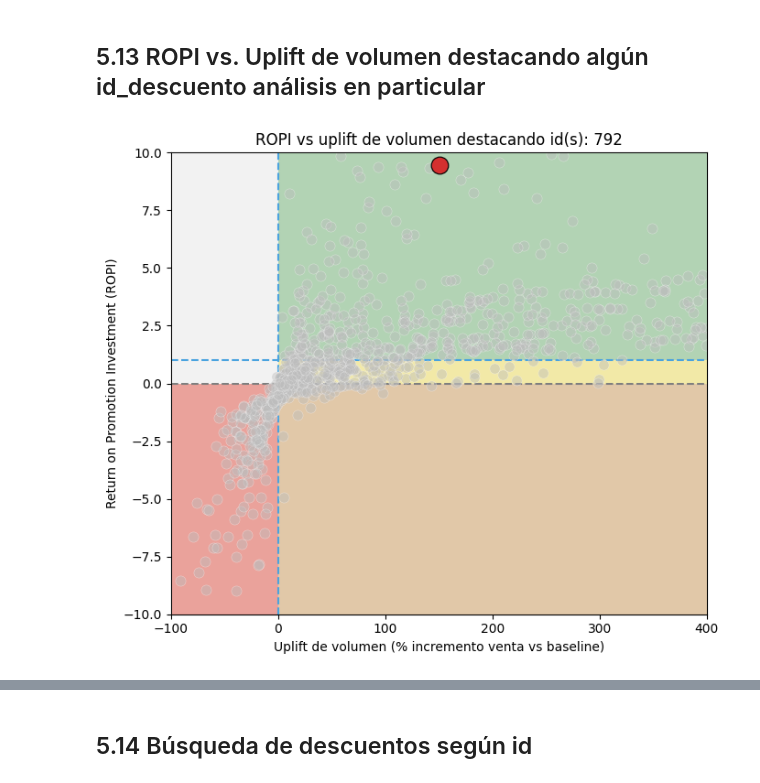
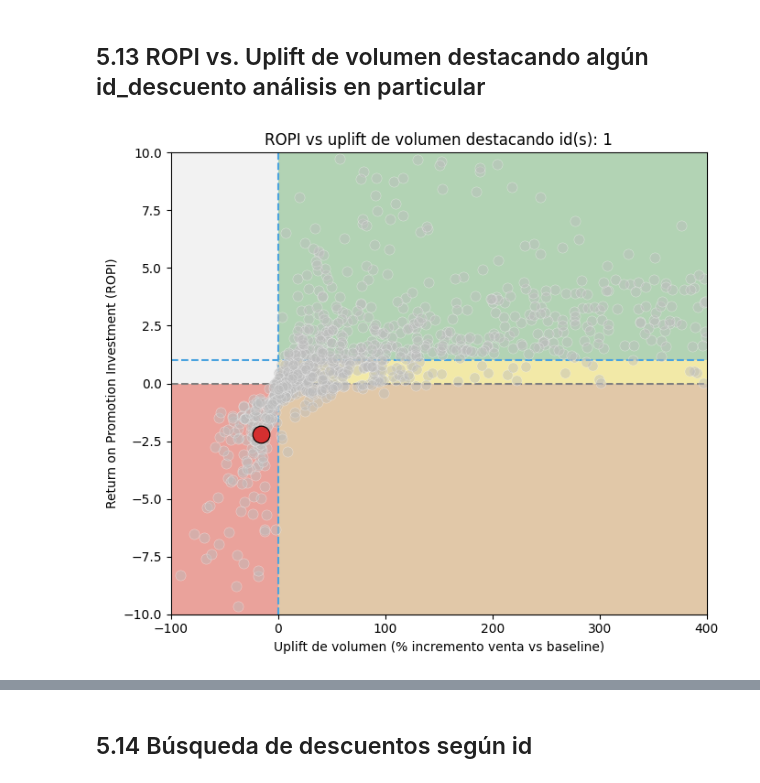
Before and after one commit to vmigonesumma/ci0103, a Jupyter notebook: retornos_por_descuento_vs06.ipynb, the cells around one changed output, grey strips where cells are left out. Saved outputs shown, nothing was run; the diff lists cells and outputs as text; code cells hidden in the pictures.

```diff
--- a/retornos_por_descuento_vs06.ipynb
+++ b/retornos_por_descuento_vs06.ipynb
@@ -232,7 +232,7 @@ def mostrar_bitacora_filtros(grupo=None):
 ## 0.1 Ventas
 # %%
 # Cargar datos de ventas
-path_ventas = "datos/Ventas por Cliente/ventas_con_descuento_aplicado_final.csv"
+path_ventas = "datos/Ventas por Cliente/ventas_con_descuento_aplicado_nuevo.csv"
 ventas = pd.read_csv(path_ventas)
 
 registrar_estado(
@@ -1206,8 +1206,14 @@ Ejemplos de descuentos agrupados:
 # 4196  = Ejemplo de descuento con ROPI regular (~1) que queda desalineado con la estrategia de producto, Aprendiz no debería buscar promociones, ojalá con elasticidad entre 0 y -1
 # 4200  = Ejemplo de descuento con ROPI malo <0, Aprendiz que no logra aumentar su volumen de venta con respecto al baseline
 # 74661 = Ejemplo de descuento con ROPI malo < 0, no se vio un incremento en el volumen de venta durante la promoción
+# 75245->792 = Emergente con buen volumen y ROPI
+# 4405->97  = Aprendiz que logra aumentar su volumen
+# 3282->1389  = Seguidor que no debería buscar volumen
+# 4254->1008  = Seguidor en rojo
+# 4183->920   = Héroe en rojo
+# 3824->1     = Héroe en rojo 2
 
-ID_DESCUENTO_ORIGINAL_EJEMPLO = 75245
+ID_DESCUENTO_ORIGINAL_EJEMPLO = 4254
 
 descuento_original_ejemplo = descuentos.loc[
     descuentos["id_descuento"] == ID_DESCUENTO_ORIGINAL_EJEMPLO
@@ -4344,7 +4356,11 @@ ejemplos_desalineados
 # %% [markdown]
 ## 5.13 ROPI vs. Uplift de volumen destacando algún id_descuento análisis en particular
 # %%
-ID_DSCTO_ANALISIS_DESTACAR = 792  # tambien puede ser [792, 845]
+ID_DSCTO_ANALISIS_DESTACAR = 1  # tambien puede ser [792, 845]
+# 75245->792 = Emergente con buen volumen y ROPI
+# 4405->97  = Aprendiz que logra aumentar su volumen
+# 3282->1389  = Seguidor que no debería buscar volumen
+# 4254->1008  = Seguidor en rojo
 
 if "calcular_limites_plot" not in globals() or "agregar_zonas_performance" not in globals():
     raise NameError(
@@ -4476,32 +4492,32 @@ def graficar_ropi_vs_uplift_destacando_ids(
     ax.set_ylabel("Return on Promotion Investment (ROPI)")
     # ax.legend(title="Grupo")
 
     plt.tight_layout()
     plt.show()
 
     columnas_resumen = [
         id_col,
         "tipo_descuento",
         "segmento_producto",
         "color",
         x_col,
         y_col,
         "Margen incremental bruto ($)",
         "Costo Promoción ($)",
         "Incremento Venta ($)",
     ]
     columnas_resumen = [columna for columna in columnas_resumen if columna in data_destacada.columns]
 
     return data_destacada[columnas_resumen].reset_index(drop=True)
 
 
 resumen_id_destacado = graficar_ropi_vs_uplift_destacando_ids(
     resultados_df,
     ID_DSCTO_ANALISIS_DESTACAR,
 )
 
 if resumen_id_destacado is not None:
     display(resumen_id_destacado)
 # %% [output]
-[figure, old version]
+[figure, new version]
 |  | id_descuento_analisis | tipo_descuento | segmento_producto | color | Uplift de volumen (%) | ROPI | ... |
```
Also changed, not shown: parts of 71 cells of this notebook, 14 other files.
